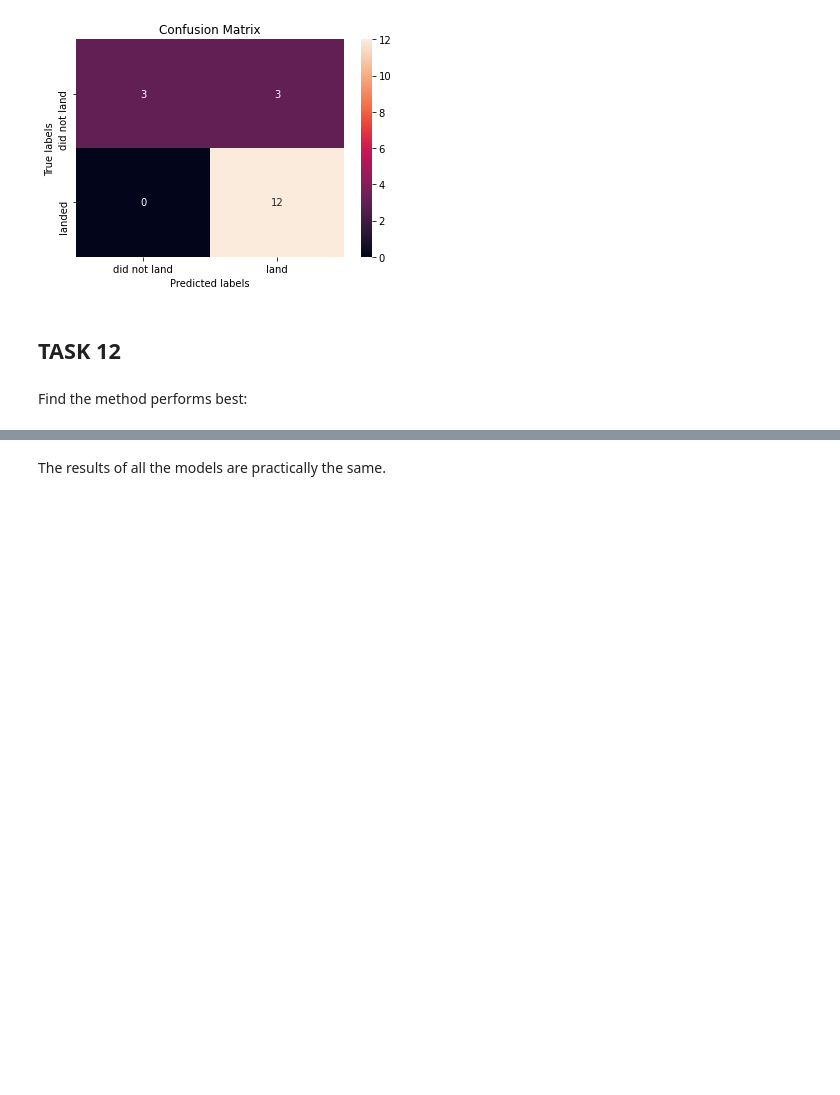
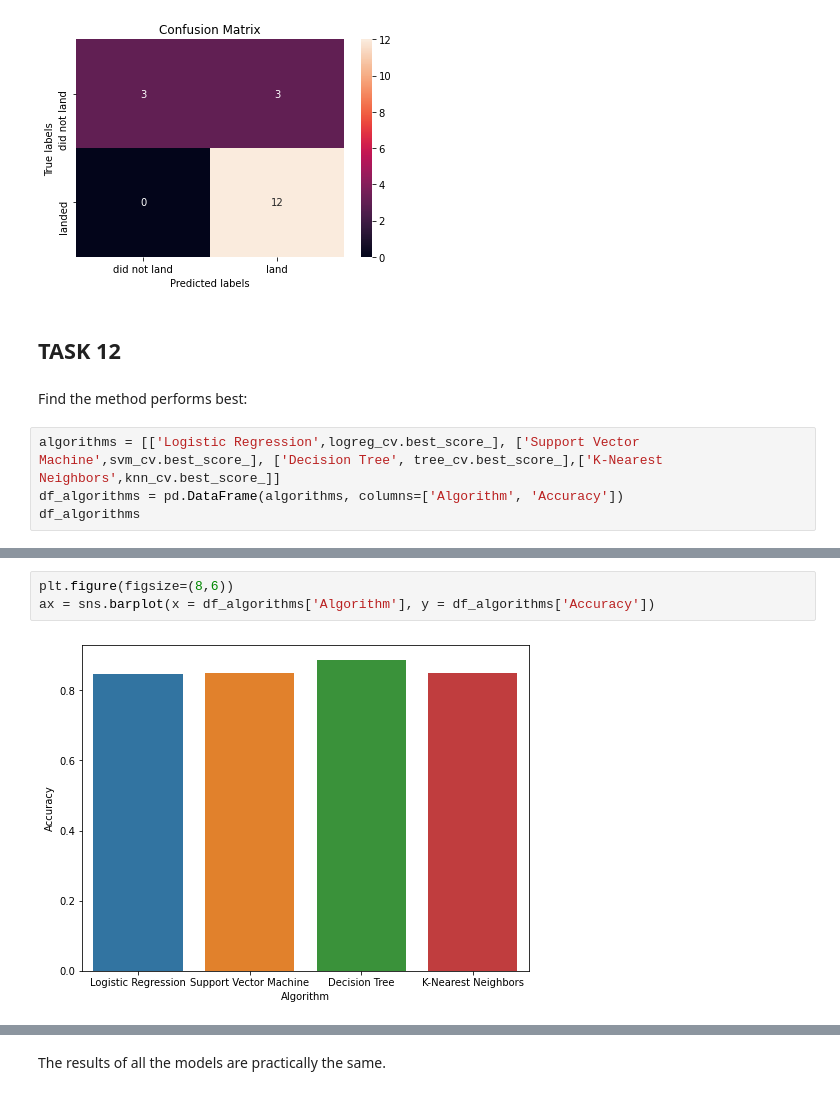
Before and after one commit to MoeScet/Applied-Data-Science-Capstone-Project, a Jupyter notebook: Machine Learning Prediction.ipynb, the cells around one changed output, grey strips where cells are left out. Cells and saved outputs as stored; diff of their text form; blank space fills up the shorter version.

```diff
--- a/Machine Learning Prediction.ipynb
+++ b/Machine Learning Prediction.ipynb
@@ -308,3 +290,7 @@ plot_confusion_matrix(Y_test,yhat)
 ## TASK  12
 # %% [markdown]
 Find the method performs best:
+# %%
+algorithms = [['Logistic Regression',logreg_cv.best_score_], ['Support Vector Machine',svm_cv.best_score_], ['Decision Tree', tree_cv.best_score_],['K-Nearest Neighbors',knn_cv.best_score_]]
+df_algorithms = pd.DataFrame(algorithms, columns=['Algorithm', 'Accuracy'])
+df_algorithms
@@ -310,0 +303,5 @@ Find the method performs best:
+# %%
+plt.figure(figsize=(8,6))
+ax = sns.barplot(x = df_algorithms['Algorithm'], y = df_algorithms['Accuracy'])
+# %% [output]
+[figure, added]
```
Also changed, not shown: parts of 15 cells of this notebook.
